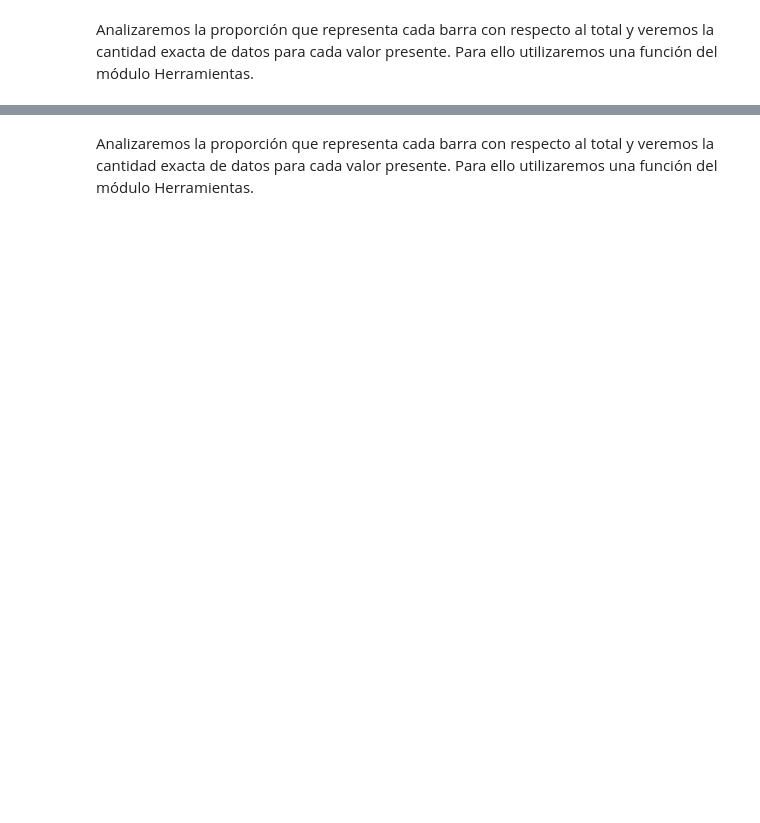
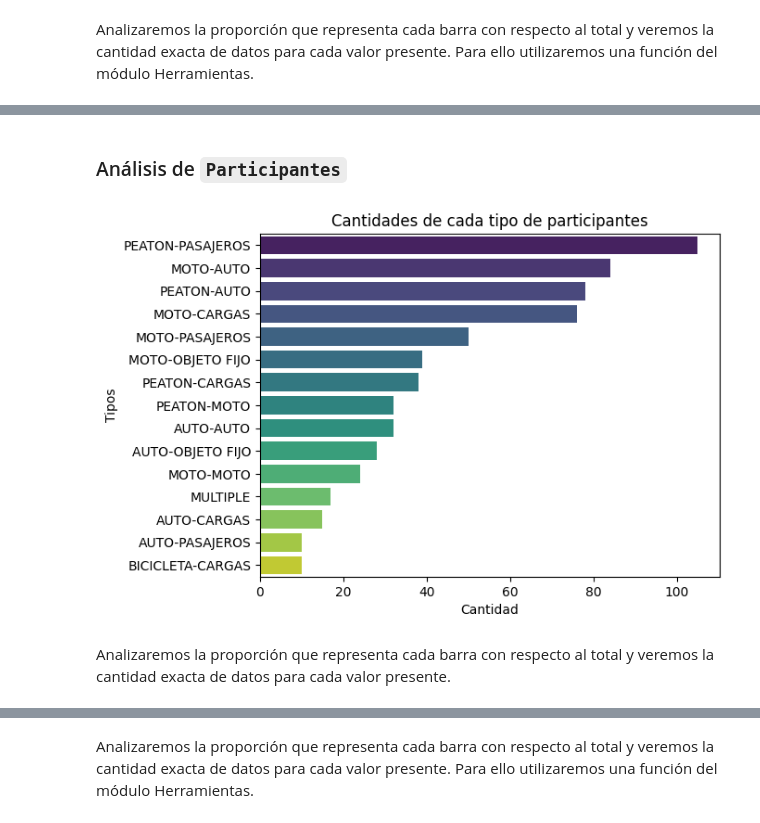
Before and after one commit to MaximilianoTauil/PI_Siniestros, a Jupyter notebook: EDA.ipynb, the cells around one changed output, grey strips where cells are left out. Cells and saved outputs as stored; diff of their text form; code cells hidden in the pictures; blank space fills up the shorter version.

```diff
--- a/EDA.ipynb
+++ b/EDA.ipynb
@@ -487,0 +570,2 @@ El porcentaje que representa cada valor:
+# %%
+data_union = data_union.drop(columns='Xy_plana')
@@ -487,0 +608,14 @@ El porcentaje que representa cada valor:
+# %% [markdown]
+### Análisis de ``Participantes``
+# %%
+contador_participantes = data_union['Participantes'].value_counts()
+top_15_participantes = contador_participantes.head(15)
+sns.barplot(x=top_15_participantes.values,y=top_15_participantes.index,hue=top_15_participantes.index,palette='viridis')
+plt.xlabel('Cantidad')
+plt.title('Cantidades de cada tipo de participantes')
+plt.ylabel('Tipos')
+plt.show()
+# %% [output]
+[figure, added]
+# %% [markdown]
+Analizaremos la proporción que representa cada barra con respecto al total y veremos la cantidad exacta de datos para cada valor presente.
```
Also changed, not shown: parts of 46 cells of this notebook.
